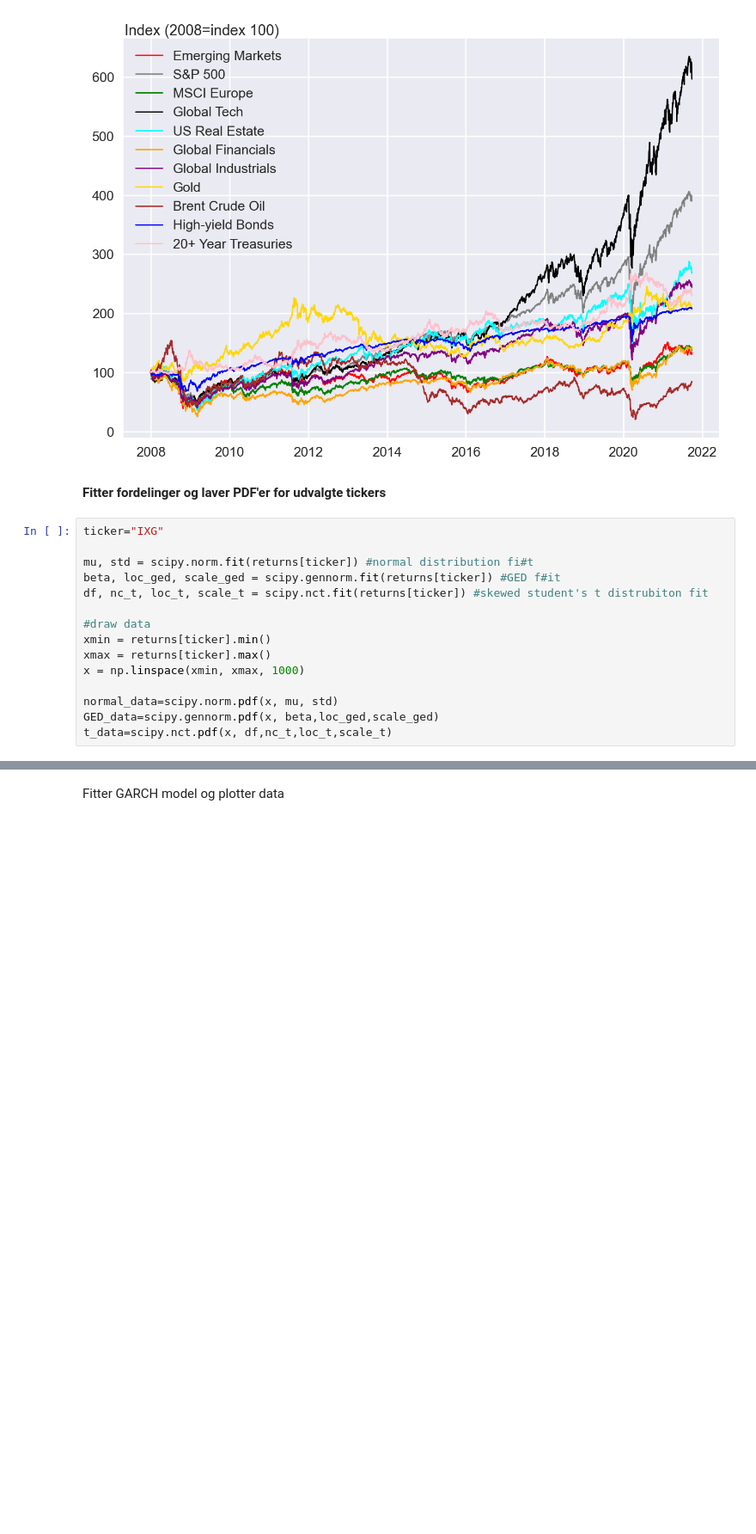
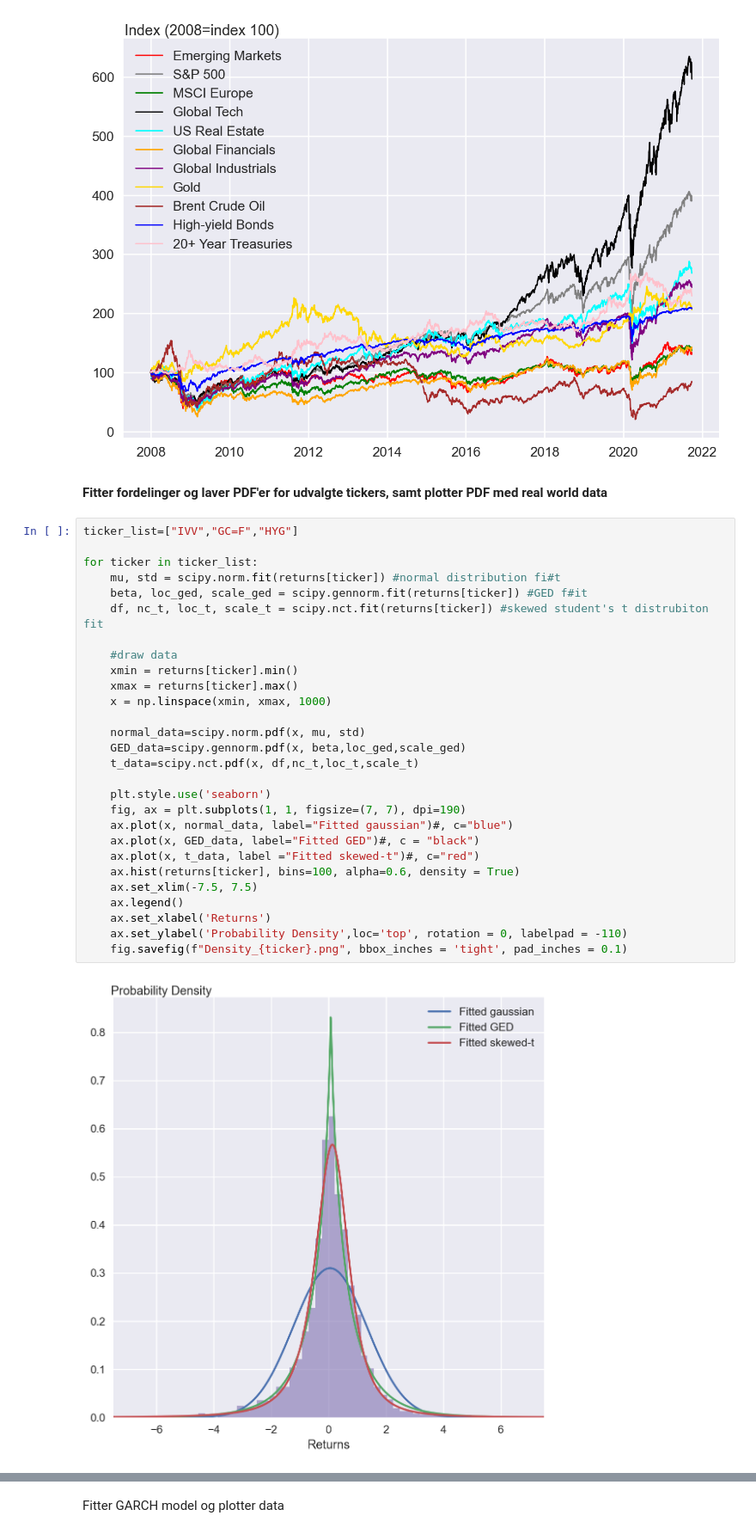
Before and after one commit to neriksen/thesis, a Jupyter notebook: Description of data/description_of_data.ipynb, the cells around one changed output, grey strips where cells are left out. Shown at 86% size. Cells and saved outputs as stored; diff of their text form; blank space fills up the shorter version.

```diff
--- a/Description of data/description_of_data.ipynb
+++ b/Description of data/description_of_data.ipynb
@@ -42,19 +42,34 @@ fig.savefig("Stocks_index_plot.png", bbox_inches = 'tight', pad_inches = 0.1)
 # %% [output]
 [figure]
 # %% [markdown]
-**Fitter fordelinger og laver PDF'er for udvalgte tickers**
+**Fitter fordelinger og laver PDF'er for udvalgte tickers, samt plotter PDF med real world data**
 # %%
-ticker="IXG"
+ticker_list=["IVV","GC=F","HYG"]
 
-mu, std = scipy.norm.fit(returns[ticker]) #normal distribution fi#t
-beta, loc_ged, scale_ged = scipy.gennorm.fit(returns[ticker]) #GED f#it
-df, nc_t, loc_t, scale_t = scipy.nct.fit(returns[ticker]) #skewed student's t distrubiton fit
+for ticker in ticker_list:
+    mu, std = scipy.norm.fit(returns[ticker]) #normal distribution fi#t
+    beta, loc_ged, scale_ged = scipy.gennorm.fit(returns[ticker]) #GED f#it
+    df, nc_t, loc_t, scale_t = scipy.nct.fit(returns[ticker]) #skewed student's t distrubiton fit
 
-#draw data
-xmin = returns[ticker].min()
-xmax = returns[ticker].max()
-x = np.linspace(xmin, xmax, 1000)
+    #draw data
+    xmin = returns[ticker].min()
+    xmax = returns[ticker].max()
+    x = np.linspace(xmin, xmax, 1000)
 
-normal_data=scipy.norm.pdf(x, mu, std)
-GED_data=scipy.gennorm.pdf(x, beta,loc_ged,scale_ged)
-t_data=scipy.nct.pdf(x, df,nc_t,loc_t,scale_t)
+    normal_data=scipy.norm.pdf(x, mu, std)
+    GED_data=scipy.gennorm.pdf(x, beta,loc_ged,scale_ged)
+    t_data=scipy.nct.pdf(x, df,nc_t,loc_t,scale_t)
+
+    plt.style.use('seaborn')
+    fig, ax = plt.subplots(1, 1, figsize=(7, 7), dpi=190)
+    ax.plot(x, normal_data, label="Fitted gaussian")#, c="blue")
+    ax.plot(x, GED_data, label="Fitted GED")#, c = "black")
+    ax.plot(x, t_data, label ="Fitted skewed-t")#, c="red")
+    ax.hist(returns[ticker], bins=100, alpha=0.6, density = True)
+    ax.set_xlim(-7.5, 7.5)
+    ax.legend()
+    ax.set_xlabel('Returns')
+    ax.set_ylabel('Probability Density',loc='top', rotation = 0, labelpad = -110)
+    fig.savefig(f"Density_{ticker}.png", bbox_inches = 'tight', pad_inches = 0.1)
+# %% [output]
+[figure, added]
```
Also changed, not shown: parts of 5 cells of this notebook, 4 other files.
